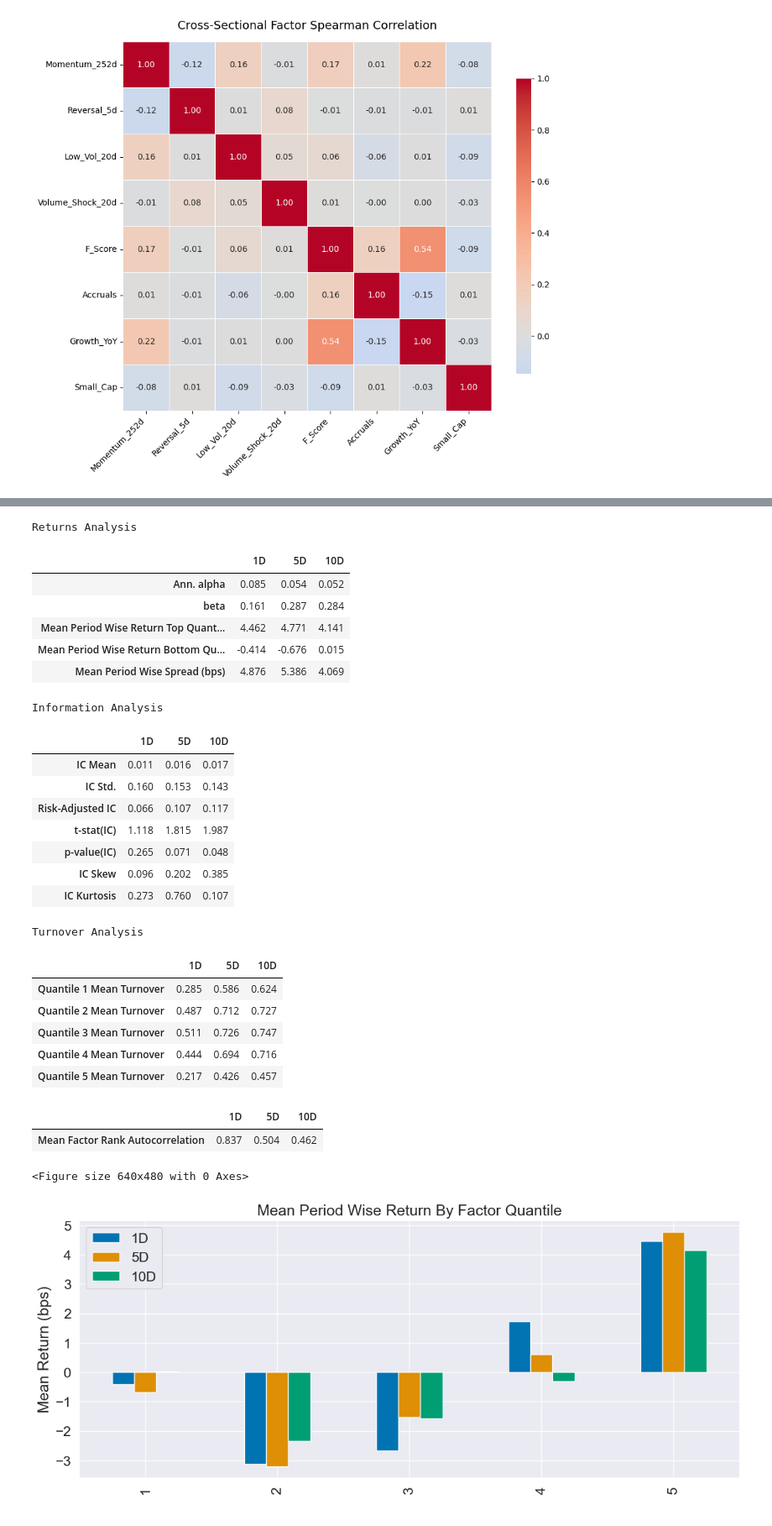
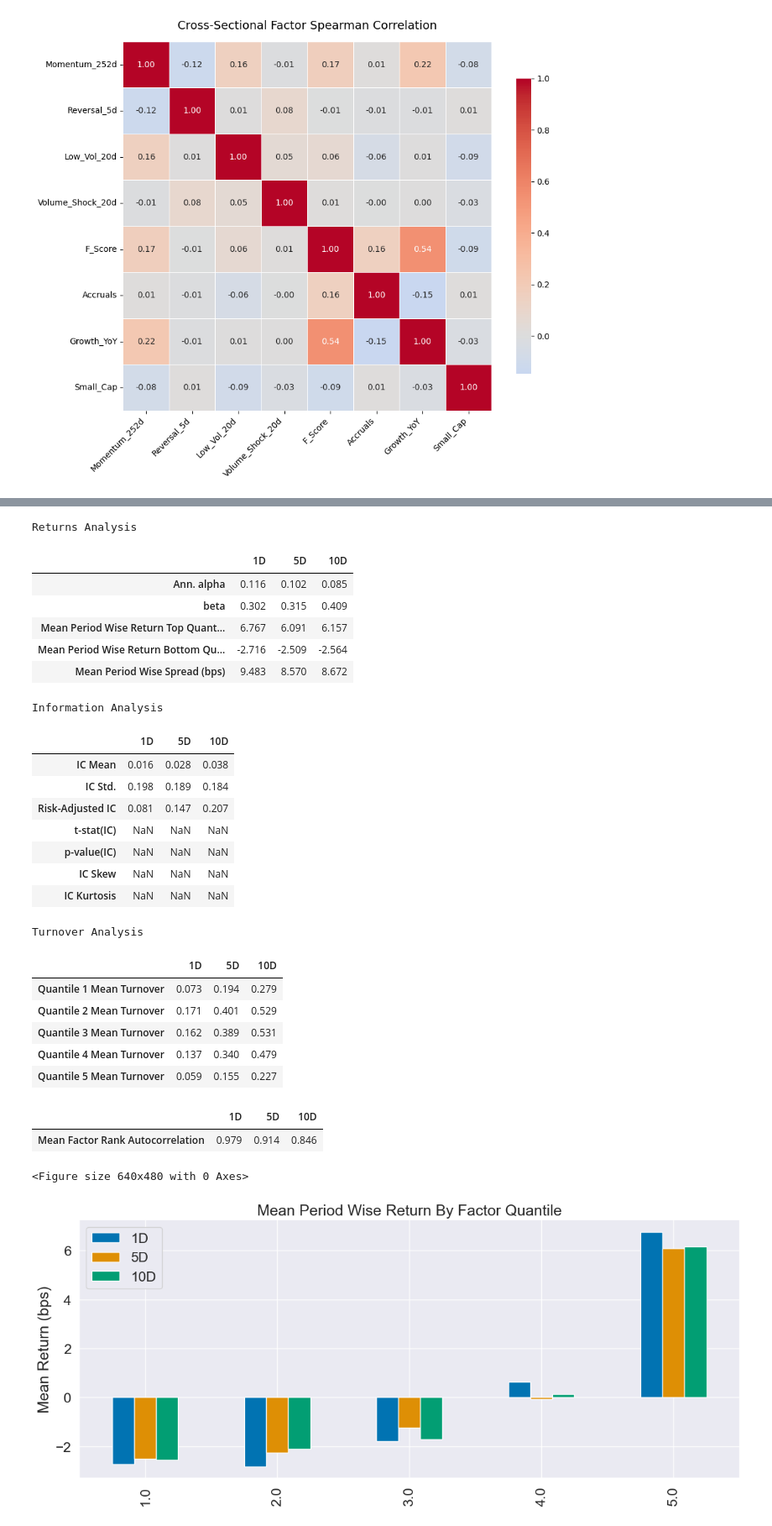
Before and after one commit to MarkYangjiayi/factor_investment, a Jupyter notebook: notebooks/alpha_research_mvp.ipynb, the cells around one changed output, grey strips where cells are left out. Shown at 84% size. Cells and saved outputs as stored; diff of their text form; code cells hidden in the pictures.

```diff
--- a/notebooks/alpha_research_mvp.ipynb
+++ b/notebooks/alpha_research_mvp.ipynb
@@ -281,7 +281,7 @@ for factor_name, factor_instance in factor_generators.items():
 # 假设我们的数据一直到 2026 年初，我们用 2025-01-01 作为分水岭。
 # 2025年之前的数据用来训练模型，2025年之后的数据用来做严格的样本外测试！
 split_date = '2025-01-01'
-ml_combiner = TreeFactorCombiner(train_end_date=split_date, forward_period=5)
+ml_combiner = TreeFactorCombiner(train_end_date=split_date, forward_period=20)
 
 print(f"Training LightGBM model (Train period: <= {split_date}, Test period: > {split_date})...")
 # 3. 训练模型并输出测试集的预测得分
@@ -323,30 +323,30 @@ Quantiles Statistics
 Returns Analysis
 |  | 1D | 5D | 10D |
-| Ann. alpha | 0.085 | 0.054 | 0.052 |
-| beta | 0.161 | 0.287 | 0.284 |
-| Mean Period Wise Return Top Quant... | 4.462 | 4.771 | 4.141 |
-| Mean Period Wise Return Bottom Qu... | -0.414 | -0.676 | 0.015 |
-| Mean Period Wise Spread (bps) | 4.876 | 5.386 | 4.069 |
+| Ann. alpha | 0.116 | 0.102 | 0.085 |
+| beta | 0.302 | 0.315 | 0.409 |
+| Mean Period Wise Return Top Quant... | 6.767 | 6.091 | 6.157 |
+| Mean Period Wise Return Bottom Qu... | -2.716 | -2.509 | -2.564 |
+| Mean Period Wise Spread (bps) | 9.483 | 8.570 | 8.672 |
 Information Analysis
 |  | 1D | 5D | 10D |
-| IC Mean | 0.011 | 0.016 | 0.017 |
-| IC Std. | 0.160 | 0.153 | 0.143 |
-| Risk-Adjusted IC | 0.066 | 0.107 | 0.117 |
-| t-stat(IC) | 1.118 | 1.815 | 1.987 |
-| p-value(IC) | 0.265 | 0.071 | 0.048 |
-| IC Skew | 0.096 | 0.202 | 0.385 |
-| IC Kurtosis | 0.273 | 0.760 | 0.107 |
+| IC Mean | 0.016 | 0.028 | 0.038 |
+| IC Std. | 0.198 | 0.189 | 0.184 |
+| Risk-Adjusted IC | 0.081 | 0.147 | 0.207 |
+| t-stat(IC) | NaN | NaN | NaN |
+| p-value(IC) | NaN | NaN | NaN |
+| IC Skew | NaN | NaN | NaN |
+| IC Kurtosis | NaN | NaN | NaN |
 Turnover Analysis
 |  | 1D | 5D | 10D |
-| Quantile 1 Mean Turnover | 0.285 | 0.586 | 0.624 |
-| Quantile 2 Mean Turnover | 0.487 | 0.712 | 0.727 |
-| Quantile 3 Mean Turnover | 0.511 | 0.726 | 0.747 |
-| Quantile 4 Mean Turnover | 0.444 | 0.694 | 0.716 |
-| Quantile 5 Mean Turnover | 0.217 | 0.426 | 0.457 |
+| Quantile 1 Mean Turnover | 0.073 | 0.194 | 0.279 |
+| Quantile 2 Mean Turnover | 0.171 | 0.401 | 0.529 |
+| Quantile 3 Mean Turnover | 0.162 | 0.389 | 0.531 |
+| Quantile 4 Mean Turnover | 0.137 | 0.340 | 0.479 |
+| Quantile 5 Mean Turnover | 0.059 | 0.155 | 0.227 |
 |  | 1D | 5D | 10D |
-| Mean Factor Rank Autocorrelation | 0.837 | 0.504 | 0.462 |
+| Mean Factor Rank Autocorrelation | 0.979 | 0.914 | 0.846 |
 <Figure size 640x480 with 0 Axes>
-[figure, old version]
+[figure, new version]
 # %%
 import matplotlib.pyplot as plt
 import seaborn as sns
```
Also changed, not shown: parts of 2 cells of this notebook, 5 other files.
